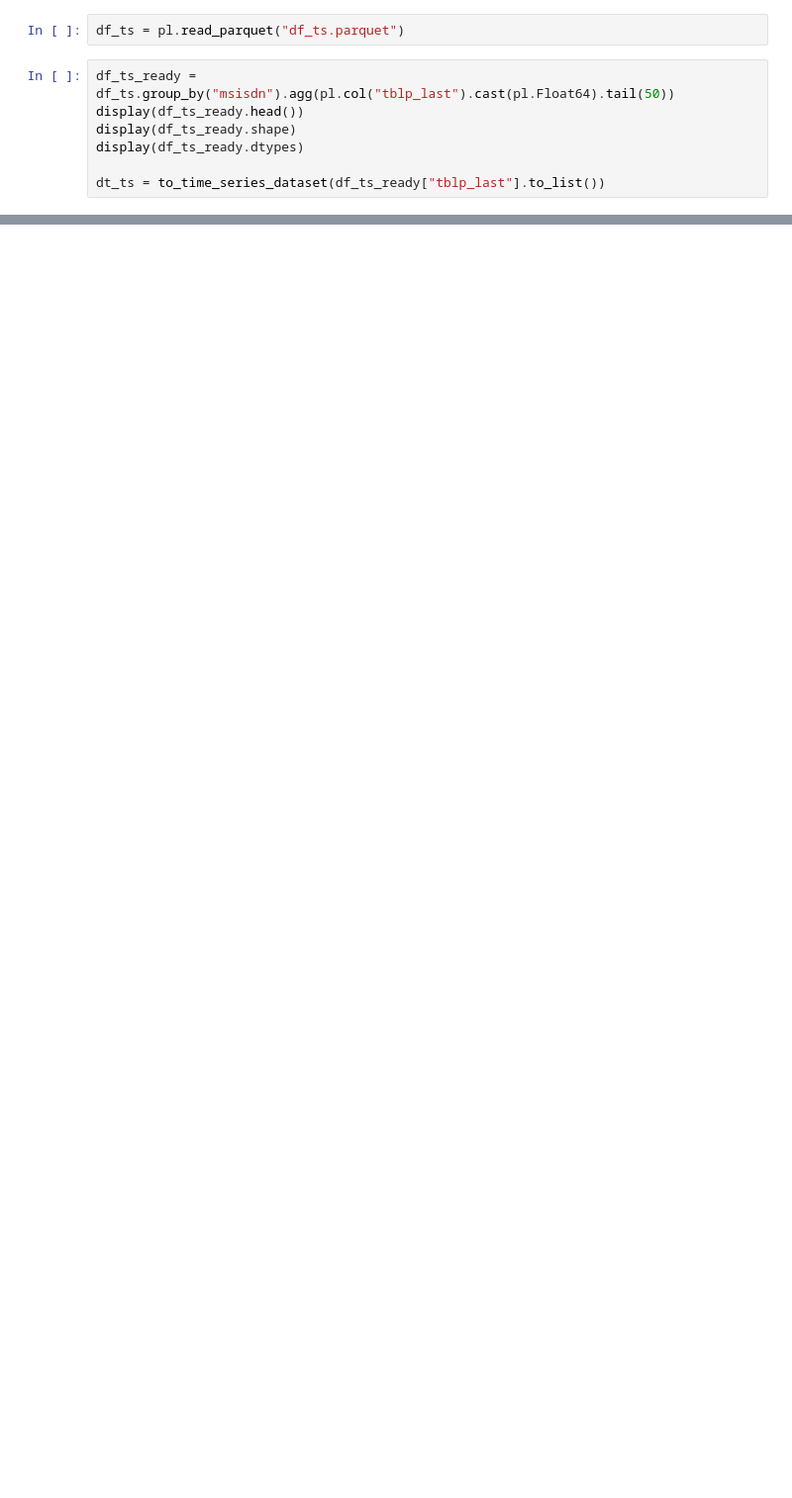
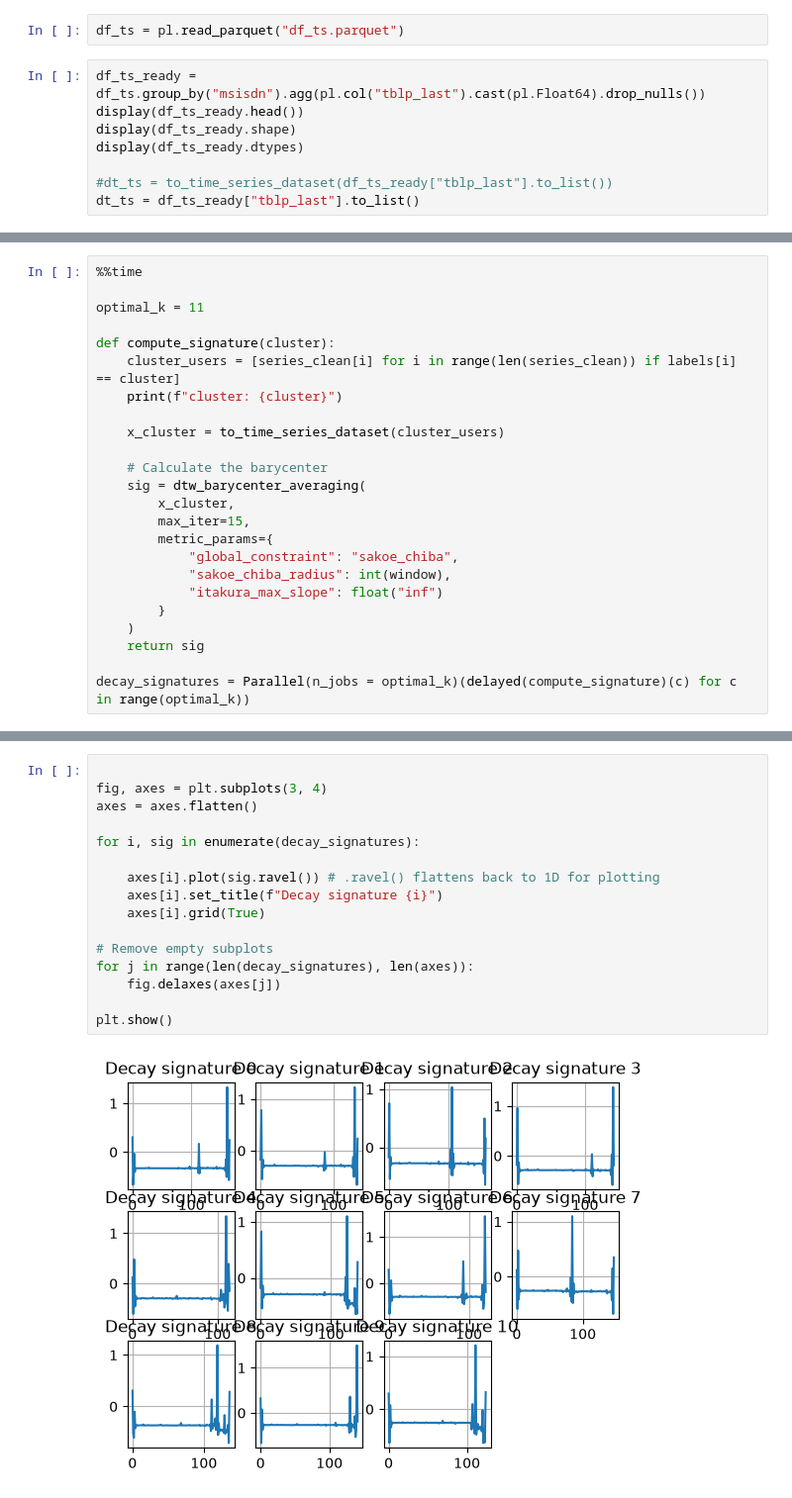
Before and after one commit to hedielmatri/orange-telecom-internship, a Jupyter notebook: scripts/data_time_analysis.ipynb, the cells around one changed output, grey strips where cells are left out. Shown at 99% size. Saved outputs shown, nothing was run; the diff lists cells and outputs as text; blank space fills up the shorter version.

```diff
--- a/scripts/data_time_analysis.ipynb
+++ b/scripts/data_time_analysis.ipynb
@@ -390,9 +634,10 @@ df_ts.write_parquet("df_ts.parquet")
 # %%
 df_ts = pl.read_parquet("df_ts.parquet")
 # %%
-df_ts_ready = df_ts.group_by("msisdn").agg(pl.col("tblp_last").cast(pl.Float64).tail(50))
+df_ts_ready = df_ts.group_by("msisdn").agg(pl.col("tblp_last").cast(pl.Float64).drop_nulls())
 display(df_ts_ready.head())
 display(df_ts_ready.shape)
 display(df_ts_ready.dtypes)
 
-dt_ts = to_time_series_dataset(df_ts_ready["tblp_last"].to_list())
+#dt_ts = to_time_series_dataset(df_ts_ready["tblp_last"].to_list())
+dt_ts = df_ts_ready["tblp_last"].to_list()
@@ -443,0 +739,24 @@ model.fit(dt_ts)
+# %%
+%%time
+
+optimal_k = 11
+
+def compute_signature(cluster):
+    cluster_users = [series_clean[i] for i in range(len(series_clean)) if labels[i] == cluster]
+    print(f"cluster: {cluster}")
+
+    x_cluster = to_time_series_dataset(cluster_users)
+
+    # Calculate the barycenter
+    sig = dtw_barycenter_averaging(
+        x_cluster,
+        max_iter=15,
+        metric_params={
+            "global_constraint": "sakoe_chiba",
+            "sakoe_chiba_radius": int(window),
+            "itakura_max_slope": float("inf")
+        }
+    )
+    return sig
+
+decay_signatures = Parallel(n_jobs = optimal_k)(delayed(compute_signature)(c) for c in range(optimal_k))
@@ -443,0 +777,18 @@ model.fit(dt_ts)
+# %%
+
+fig, axes = plt.subplots(3, 4)
+axes = axes.flatten()
+
+for i, sig in enumerate(decay_signatures):
+
+    axes[i].plot(sig.ravel()) # .ravel() flattens back to 1D for plotting
+    axes[i].set_title(f"Decay signature {i}")
+    axes[i].grid(True)
+
+# Remove empty subplots
+for j in range(len(decay_signatures), len(axes)):
+    fig.delaxes(axes[j])
+
+plt.show()
+# %% [output]
+[figure, added]
```
Also changed, not shown: parts of 31 cells of this notebook.
